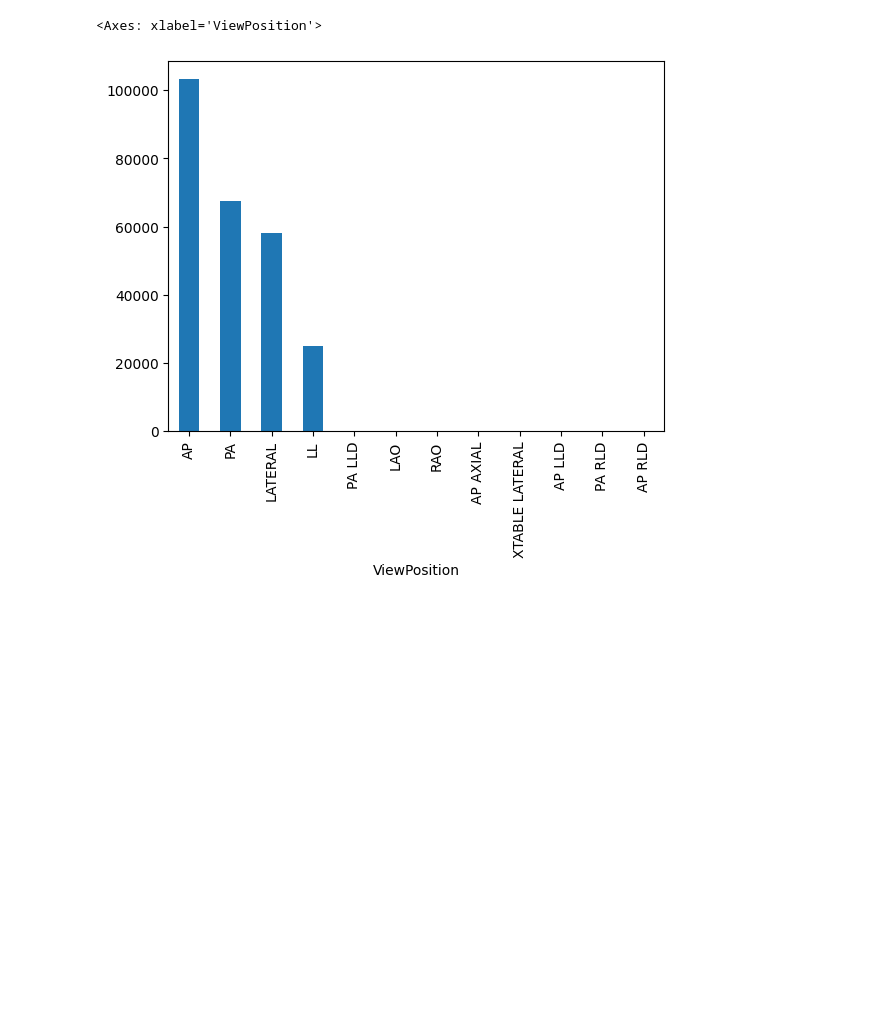
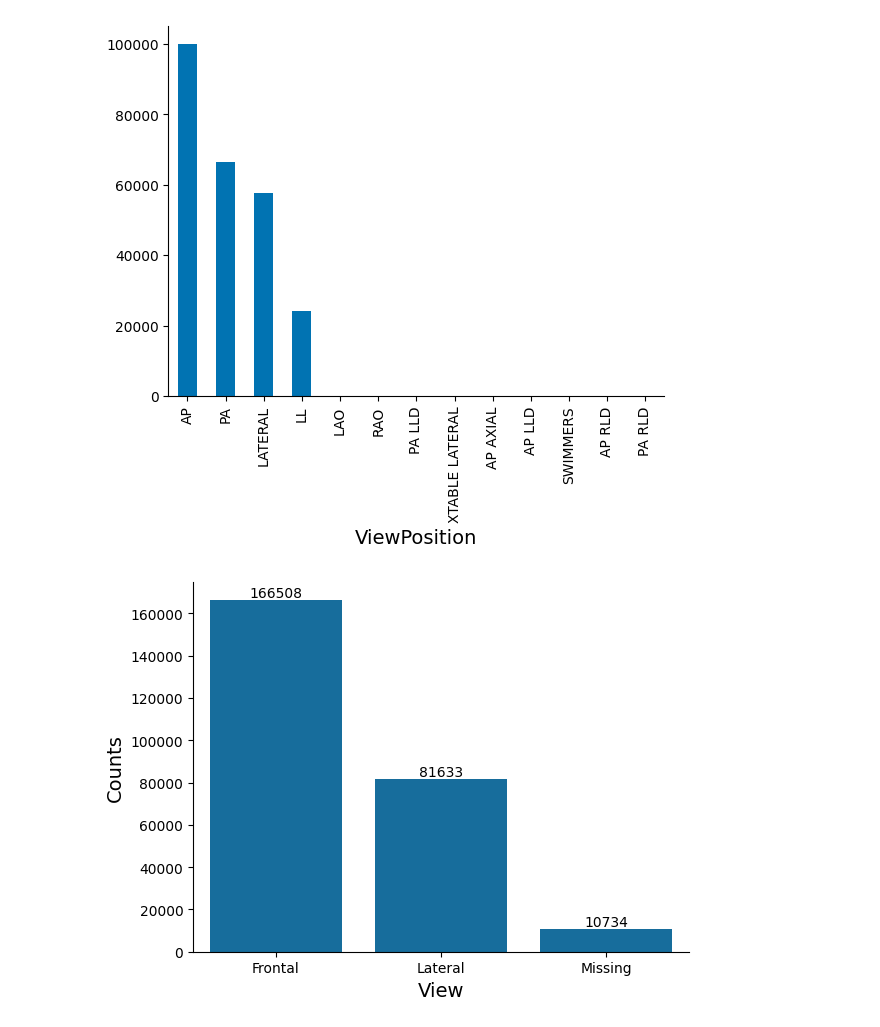
Before and after one commit to UoS-HDS/cxr-lt-diss, a Jupyter notebook: prelim_analysis.ipynb, the cells around one changed output. Cells and saved outputs as stored; diff of their text form; code cells hidden in the pictures; blank space fills up the shorter version.

```diff
--- a/prelim_analysis.ipynb
+++ b/prelim_analysis.ipynb
@@ -7,6 +9,18 @@ import matplotlib.pyplot as plt
+# %%
+mpl.rcParams["figure.frameon"] = False
+mpl.rcParams["axes.spines.top"] = False
+mpl.rcParams["axes.spines.right"] = False
+mpl.rcParams["axes.labelsize"] = 14
+mpl.rcParams["axes.labelweight"] = "normal"
+
+sns.set_palette("colorblind")
 # %%
-FILE_PATH = Path("/mnt/c/Users/rshdk/Documents/hds/remote-proj/dissertation-proj-files/files/cxr-lt-2023/train.csv")
-df = pd.read_csv(FILE_PATH)
-df.info()
+BASE_PATH = Path("./data/")
+IMGS_PATH = BASE_PATH / "mimic-cxr-jpg-2.1.0/"
+CXR24_PATH = Path("data/cxr-lt-iccv-workshop-cvamd/2.0.0/cxr-lt-2024/")
+TRAIN_LABELS_FILE = CXR24_PATH / "train_labeled.csv"
+train_df = pd.read_csv(TRAIN_LABELS_FILE)
+total_rows = len(train_df)
+train_df.info()
 # %% [output]
 <class 'pandas.core.frame.DataFrame'>
@@ -29,14 +61,44 @@ memory usage: 64.7+ MB
 # %%
-print(df["ViewPosition"].value_counts())
+print(train_df["ViewPosition"].value_counts())
+FRONTAL_CODES = [
+    "AP",
+    "PA",
+    "LAO",
+    "RAO",
+    "AP AXIAL",
+    "AP LLD",
+    "PA LLD",
+    "AP RLD",
+    "PA RLD",
+]
+LATERAL_CODES = ["LATERAL", "LL", "XTABLE LATERAL", "SWIMMERS"]
 
-# view_count = pd.DataFrame({
-#     "Frontal": df["ViewPosition"][df["ViewPosition"].str.contains("AP") | df["ViewPosition"].str.contains("PA")].count(),
-#     "Lateral": df["ViewPosition"][df["ViewPosition"].str.contains("Lateral") | df["ViewPosition"].str.contains("LL")].count(),
-# })
-# plt.bar(
-#     ["Frontal", "Lateral"],
-#     view_count.iloc[0],
-# )
-df["ViewPosition"].value_counts().plot(kind="bar")
+view_count = pd.DataFrame(
+    {
+        "View": ["Frontal", "Lateral", "Missing"],
+        "Counts": [
+            train_df["ViewPosition"][
+                train_df["ViewPosition"].str.contains("|".join(FRONTAL_CODES), na=False)
+            ].count(),
+            train_df["ViewPosition"][
+                train_df["ViewPosition"].str.contains("|".join(LATERAL_CODES), na=False)
+            ].count(),
+            train_df["ViewPosition"].isna().sum(),
+        ],
+    }
+)
+print(view_count)
+train_df["ViewPosition"].value_counts().plot(kind="bar")
+plt.show()
+
+# plt.figure(figsize=(5, 5))
+ax = sns.barplot(
+    x="View",
+    y="Counts",
+    data=view_count,
+    errorbar=None,
+)
+ax.bar_label(ax.containers[0], fmt="%d")
+plt.show()
 # %% [output]
 ViewPosition
@@ -56,2 +123,2 @@ Name: count, dtype: int64
-<Axes: xlabel='ViewPosition'>
-[figure, old version]
+[figure, new version]
+[figure, added]
```
Also changed, not shown: parts of 11 cells of this notebook.
